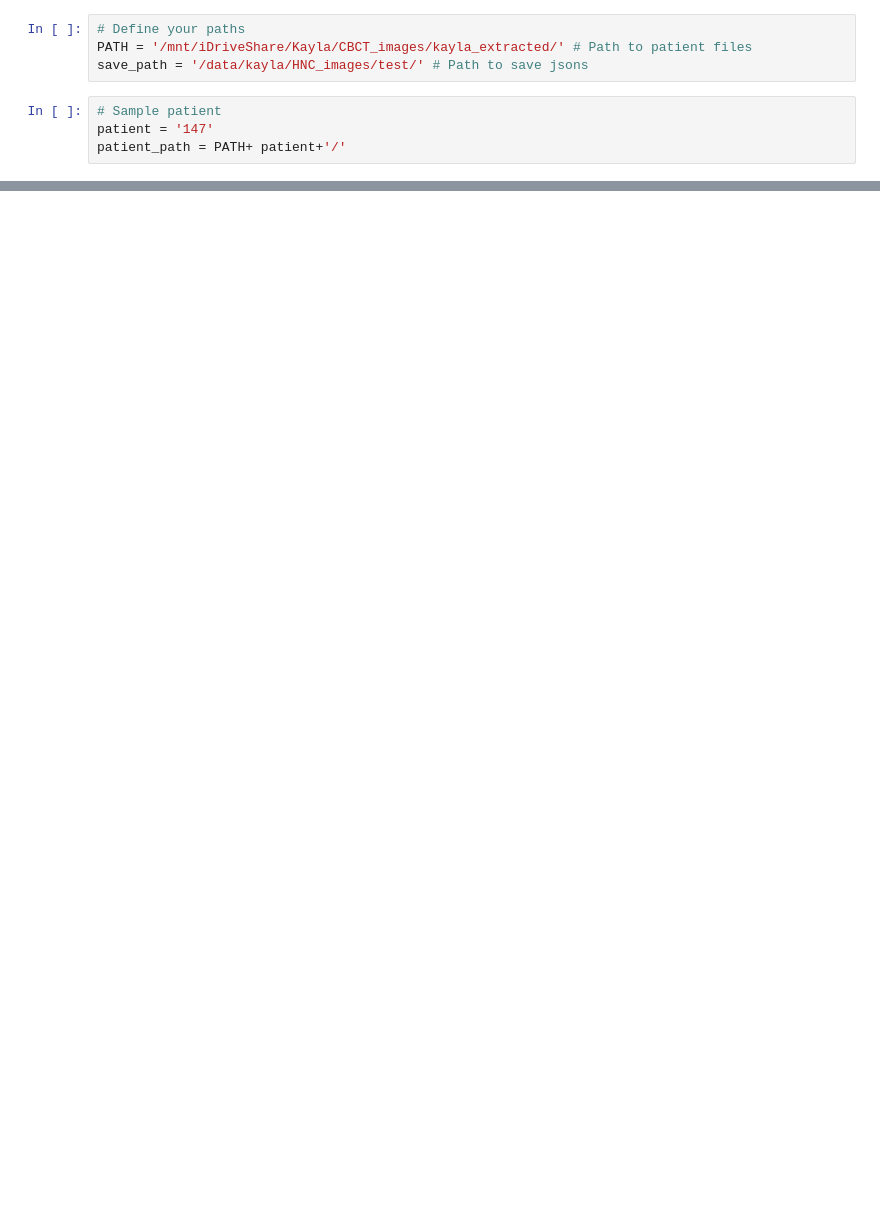
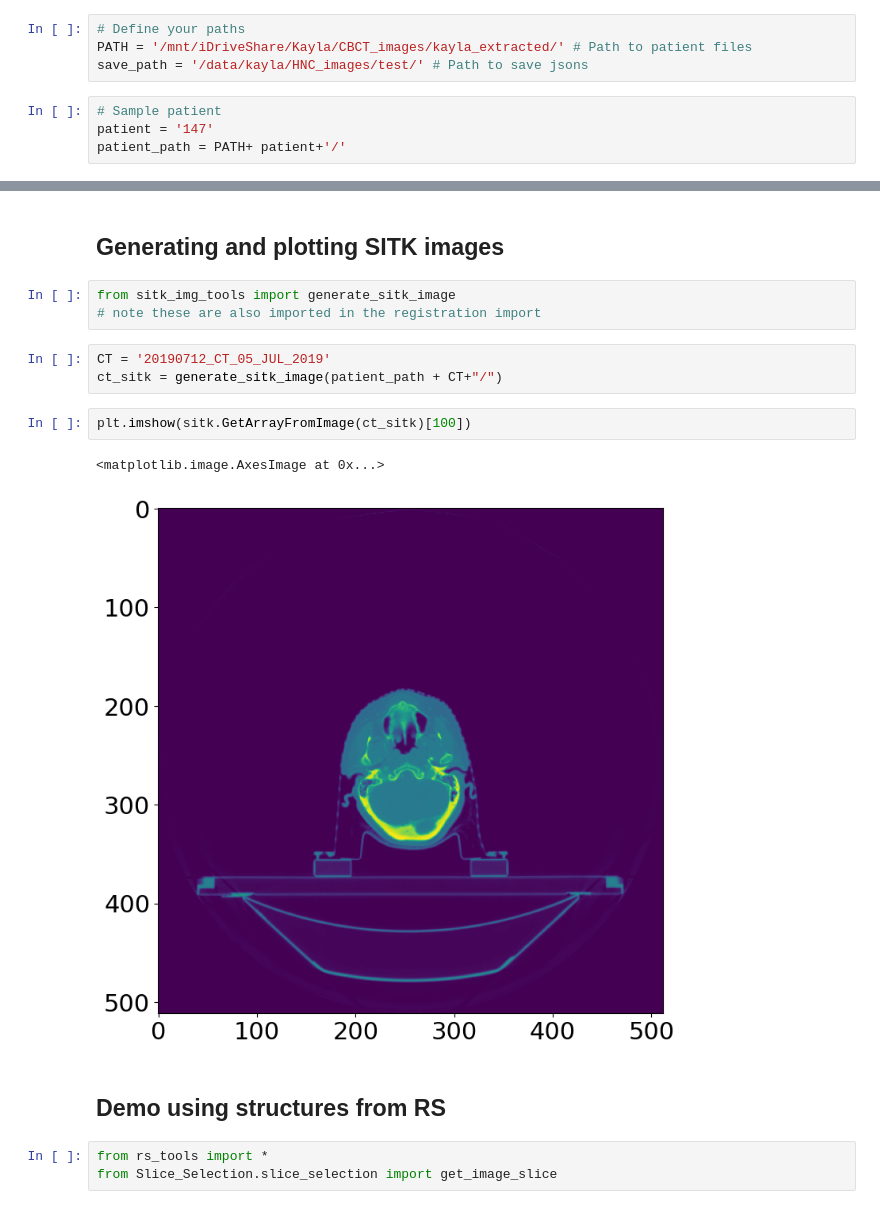
Before and after one commit to kildealab/longiDICOM, a Jupyter notebook: code/Examples/Sample Notebook - Registration.ipynb, the cells around one changed output, grey strips where cells are left out. Drawn from its saved outputs; the diff is of its cells as text; blank space fills up the shorter version.

Commit message:
Add sample RS and image plotting

```diff
--- a/code/Examples/Sample Notebook - Registration.ipynb
+++ b/code/Examples/Sample Notebook - Registration.ipynb
@@ -36,0 +81,18 @@ RE -  /mnt/iDriveShare/Kayla/CBCT_images/kayla_extracted/147/20190820_kV_CBCT_26
+# %% [markdown]
+## Generating and plotting SITK images
+# %%
+from sitk_img_tools import generate_sitk_image
+# note these are also imported in the registration import
+# %%
+CT = '20190712_CT_05_JUL_2019'
+ct_sitk = generate_sitk_image(patient_path + CT+"/")
+# %%
+plt.imshow(sitk.GetArrayFromImage(ct_sitk)[100])
+# %% [output]
+<matplotlib.image.AxesImage at 0x...>
+[figure, added]
+# %% [markdown]
+## Demo using structures from RS
+# %%
+from rs_tools import *
+from Slice_Selection.slice_selection import get_image_slice
```
Also changed, not shown: parts of 16 cells of this notebook.
